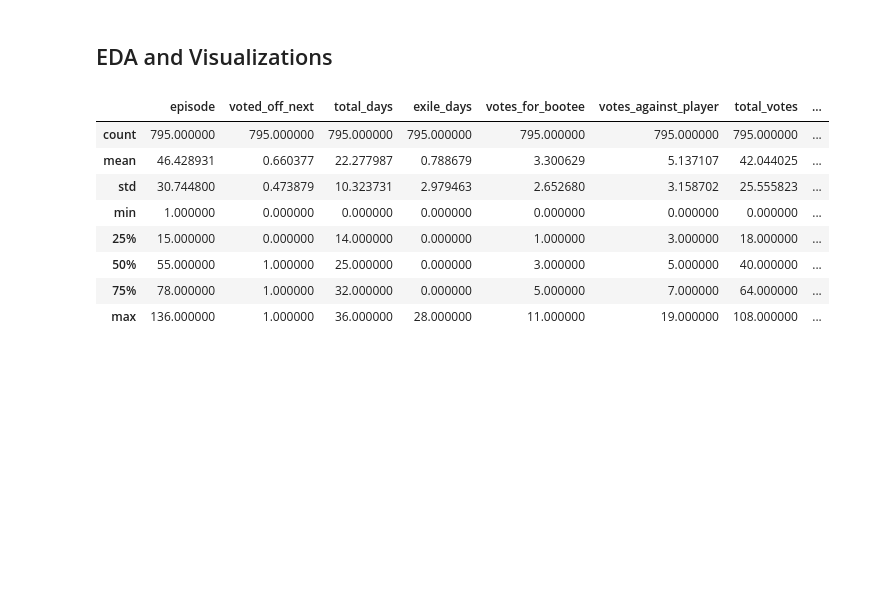
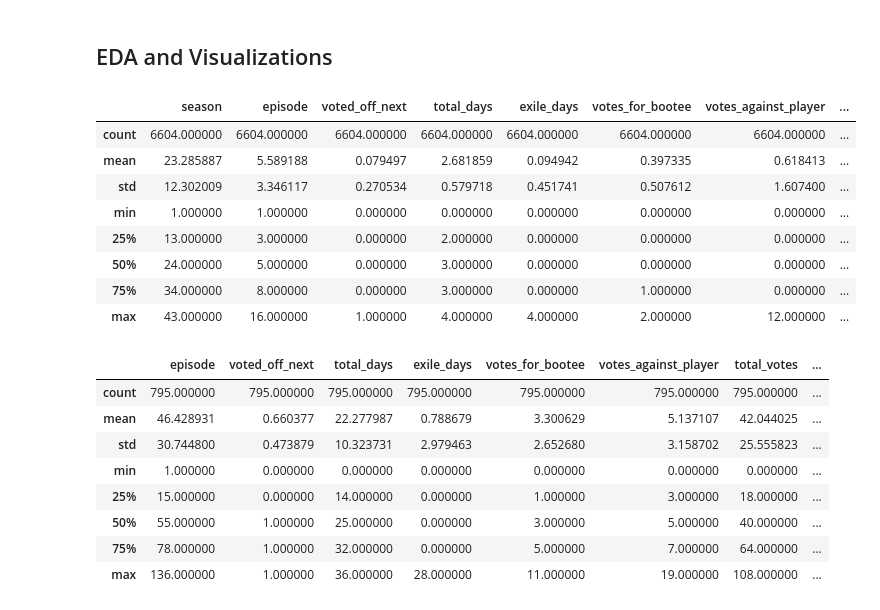
Before and after one commit to kac624/research, a Jupyter notebook: survivor/survivor_EDA.ipynb, the cells around one changed output. Saved outputs shown, nothing was run; the diff lists cells and outputs as text; code cells hidden in the pictures; blank space fills up the shorter version.

```diff
--- a/survivor/survivor_EDA.ipynb
+++ b/survivor/survivor_EDA.ipynb
@@ -114,6 +114,21 @@ df.to_csv('data/survivor_boxscores_clean.csv.', index = False)
 grouped_df.to_csv('data/survivor_boxscores_clean_grouped.csv.', index = False)
 # %% [markdown]
 ## EDA and Visualizations
+# %%
+(df
+ .drop(list(df.filter(like = 'cumsum')), axis = 1)
+ .describe()
+)
+# %% [output]
+|  | season | episode | voted_off_next | total_days | exile_days | votes_for_bootee | votes_against_player | ... |
+| count | 6604.000000 | 6604.000000 | 6604.000000 | 6604.000000 | 6604.000000 | 6604.000000 | 6604.000000 | ... |
+| mean | 23.285887 | 5.589188 | 0.079497 | 2.681859 | 0.094942 | 0.397335 | 0.618413 | ... |
+| std | 12.302009 | 3.346117 | 0.270534 | 0.579718 | 0.451741 | 0.507612 | 1.607400 | ... |
+| min | 1.000000 | 1.000000 | 0.000000 | 0.000000 | 0.000000 | 0.000000 | 0.000000 | ... |
+| 25% | 13.000000 | 3.000000 | 0.000000 | 2.000000 | 0.000000 | 0.000000 | 0.000000 | ... |
+| 50% | 24.000000 | 5.000000 | 0.000000 | 3.000000 | 0.000000 | 0.000000 | 0.000000 | ... |
+| 75% | 34.000000 | 8.000000 | 0.000000 | 3.000000 | 0.000000 | 1.000000 | 0.000000 | ... |
+| max | 43.000000 | 16.000000 | 1.000000 | 4.000000 | 4.000000 | 2.000000 | 12.000000 | ... |
 # %%
 (grouped_df
  .drop(list(grouped_df.filter(like = 'cumsum')), axis = 1)
```
Also changed, not shown: parts of 6 cells of this notebook, 1 other file.
